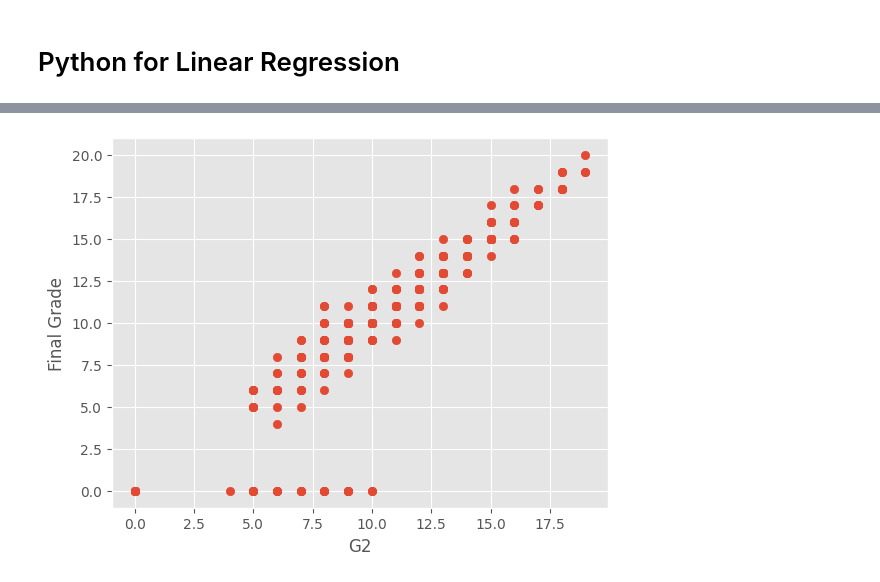
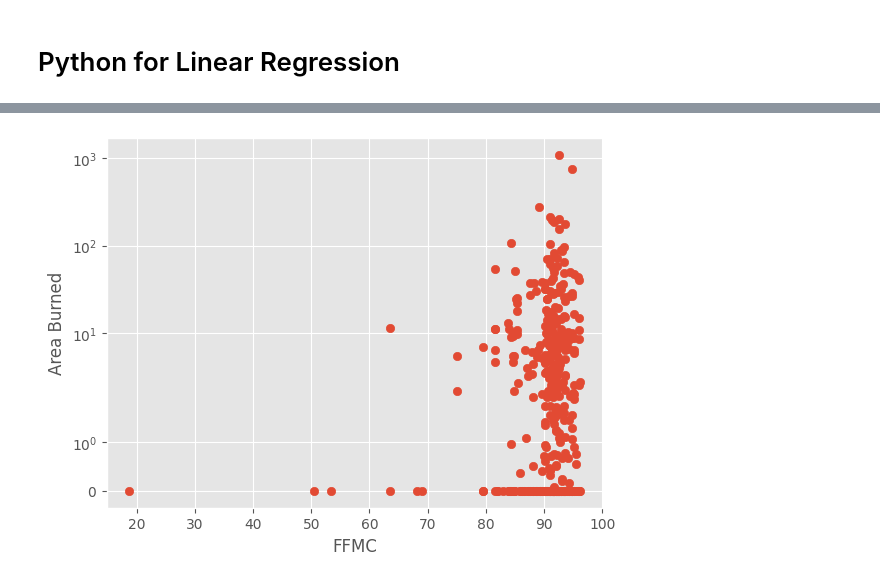
Before and after one commit to Fukushima299792458/Jupyter, a Jupyter notebook: SupervisedLearning/LinearRegression/LinearRegression.ipynb, the cells around one changed output, grey strips where cells are left out. Drawn from its saved outputs; the diff is of its cells as text; code cells hidden in the pictures.

```diff
--- a/SupervisedLearning/LinearRegression/LinearRegression.ipynb
+++ b/SupervisedLearning/LinearRegression/LinearRegression.ipynb
@@ -34,0 +31,34 @@ print(data.head())
+# %%
+# Replace the zeroes
+# strings = ["buyingChance", "maintenance", "doors", "people", "boot", "safety", ]
+
+# Loop through the data and replace zeroes with the column mean
+for column in data:
+    data[column] = data[column].replace("jan", 0)
+    data[column] = data[column].replace("feb", 1)
+    data[column] = data[column].replace("mar", 2)
+    data[column] = data[column].replace("apr", 3)
+    data[column] = data[column].replace("may", 4)
+    data[column] = data[column].replace("jun", 5)
+    data[column] = data[column].replace("jul", 6)
+    data[column] = data[column].replace("aug", 7)
+    data[column] = data[column].replace("sep", 8)
+    data[column] = data[column].replace("oct", 9)
+    data[column] = data[column].replace("nov", 10)
+    data[column] = data[column].replace("dec", 11)
+
+    data[column] = data[column].replace("sun", 0)
+    data[column] = data[column].replace("mon", 1)
+    data[column] = data[column].replace("tue", 2)
+    data[column] = data[column].replace("wed", 3)
+    data[column] = data[column].replace("thu", 4)
+    data[column] = data[column].replace("fri", 5)
+    data[column] = data[column].replace("sat", 6)
+
+    # data[column] = data[column].replace(0, np.nan)
+    # mean = int(data[column].mean(skipna=True))
+    #data[column] = data[column].replace(np.nan, mean)
+    # data[column].fillna(mean, inplace=True)
+
+print(data["day"])
+# print(mean)
@@ -35,5 +78,5 @@ print(data.head())
 # %%
-predict = "G3"
+predict = "FFMC"
 x = np.array(data.drop(predict, axis=1))
 y = np.array(data[predict])
 # %%
@@ -81,9 +126,11 @@ for x in range(len(predictions)):
 # %%
 style.use("ggplot")
-p = "G2"
-pyplot.scatter(data[p], data["G3"])
+p = predict
+pyplot.scatter(data[p], data["area"])
+pyplot.yscale("symlog")
+# pyplot.xscale("logit")
 pyplot.xlabel(p)
-pyplot.ylabel("Final Grade")
+pyplot.ylabel("Area Burned")
 pyplot.show()
 # %% [output]
-[figure, old version]
+[figure, new version]
```
Also changed, not shown: parts of 5 cells of this notebook, 9 other files.
